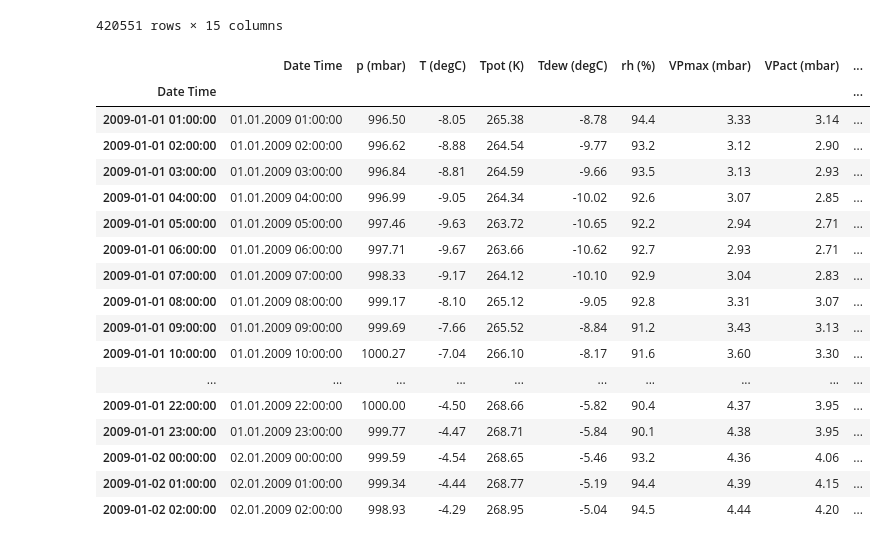
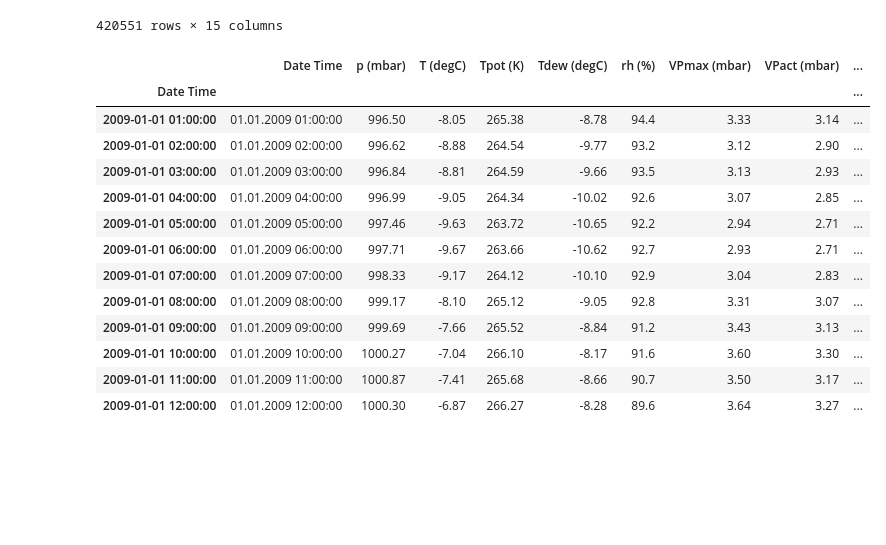
Before and after one commit to DolapoSalim/Numpy-Keras-Seaborn-and-LSTM, a Jupyter notebook: time_series_with_LSTM_Model.ipynb, the cells around one changed output. Drawn from its saved outputs; the diff is of its cells as text; code cells hidden in the pictures; blank space fills up the shorter version.

```diff
--- a/time_series_with_LSTM_Model.ipynb
+++ b/time_series_with_LSTM_Model.ipynb
@@ -12,11 +12,11 @@ Import all the libraries; *TensorFlow*, *os*, *panda*, *numpy*. This helps to se
 # %%
-zip_path = tf.keras.utils.get_file(
+file_location = tf.keras.utils.get_file(
     origin='https://storage.googleapis.com/tensorflow/tf-keras-datasets/jena_climate_2009_2016.csv.zip',
     fname='jena_climate_2009_2016.csv.zip',
     extract=True)
-csv_path, _ = os.path.splitext(zip_path)
+csv_path, _ = os.path.splitext(file_location)
 # %%
-df = pd.read_csv(csv_path)
+df = pd.read_csv(file_location)
 df
 # %% [output]
 |  | Date Time | p (mbar) | T (degC) | Tpot (K) | Tdew (degC) | rh (%) | VPmax (mbar) | VPact (mbar) | ... |
@@ -37,25 +37,21 @@ df = df[5::6]
 # %%
 df.head(15)
 df.index = pd.to_datetime(df['Date Time'], format='%d.%m.%Y %H:%M:%S')
-df[:26]
+df[:12]
 # %% [output]
 |  | Date Time | p (mbar) | T (degC) | Tpot (K) | Tdew (degC) | rh (%) | VPmax (mbar) | VPact (mbar) | ... |
 | Date Time |  |  |  |  |  |  |  |  | ... |
 | 2009-01-01 01:00:00 | 01.01.2009 01:00:00 | 996.50 | -8.05 | 265.38 | -8.78 | 94.4 | 3.33 | 3.14 | ... |
 | 2009-01-01 02:00:00 | 01.01.2009 02:00:00 | 996.62 | -8.88 | 264.54 | -9.77 | 93.2 | 3.12 | 2.90 | ... |
 | 2009-01-01 03:00:00 | 01.01.2009 03:00:00 | 996.84 | -8.81 | 264.59 | -9.66 | 93.5 | 3.13 | 2.93 | ... |
 | 2009-01-01 04:00:00 | 01.01.2009 04:00:00 | 996.99 | -9.05 | 264.34 | -10.02 | 92.6 | 3.07 | 2.85 | ... |
 | 2009-01-01 05:00:00 | 01.01.2009 05:00:00 | 997.46 | -9.63 | 263.72 | -10.65 | 92.2 | 2.94 | 2.71 | ... |
 | 2009-01-01 06:00:00 | 01.01.2009 06:00:00 | 997.71 | -9.67 | 263.66 | -10.62 | 92.7 | 2.93 | 2.71 | ... |
 | 2009-01-01 07:00:00 | 01.01.2009 07:00:00 | 998.33 | -9.17 | 264.12 | -10.10 | 92.9 | 3.04 | 2.83 | ... |
 | 2009-01-01 08:00:00 | 01.01.2009 08:00:00 | 999.17 | -8.10 | 265.12 | -9.05 | 92.8 | 3.31 | 3.07 | ... |
 | 2009-01-01 09:00:00 | 01.01.2009 09:00:00 | 999.69 | -7.66 | 265.52 | -8.84 | 91.2 | 3.43 | 3.13 | ... |
 | 2009-01-01 10:00:00 | 01.01.2009 10:00:00 | 1000.27 | -7.04 | 266.10 | -8.17 | 91.6 | 3.60 | 3.30 | ... |
-| ... | ... | ... | ... | ... | ... | ... | ... | ... | ... |
-| 2009-01-01 22:00:00 | 01.01.2009 22:00:00 | 1000.00 | -4.50 | 268.66 | -5.82 | 90.4 | 4.37 | 3.95 | ... |
-| 2009-01-01 23:00:00 | 01.01.2009 23:00:00 | 999.77 | -4.47 | 268.71 | -5.84 | 90.1 | 4.38 | 3.95 | ... |
-| 2009-01-02 00:00:00 | 02.01.2009 00:00:00 | 999.59 | -4.54 | 268.65 | -5.46 | 93.2 | 4.36 | 4.06 | ... |
-| 2009-01-02 01:00:00 | 02.01.2009 01:00:00 | 999.34 | -4.44 | 268.77 | -5.19 | 94.4 | 4.39 | 4.15 | ... |
-| 2009-01-02 02:00:00 | 02.01.2009 02:00:00 | 998.93 | -4.29 | 268.95 | -5.04 | 94.5 | 4.44 | 4.20 | ... |
+| 2009-01-01 11:00:00 | 01.01.2009 11:00:00 | 1000.87 | -7.41 | 265.68 | -8.66 | 90.7 | 3.50 | 3.17 | ... |
+| 2009-01-01 12:00:00 | 01.01.2009 12:00:00 | 1000.30 | -6.87 | 266.27 | -8.28 | 89.6 | 3.64 | 3.27 | ... |
 # %%
 temp = df['T (degC)']
```
Also changed, not shown: parts of 3 cells of this notebook.
